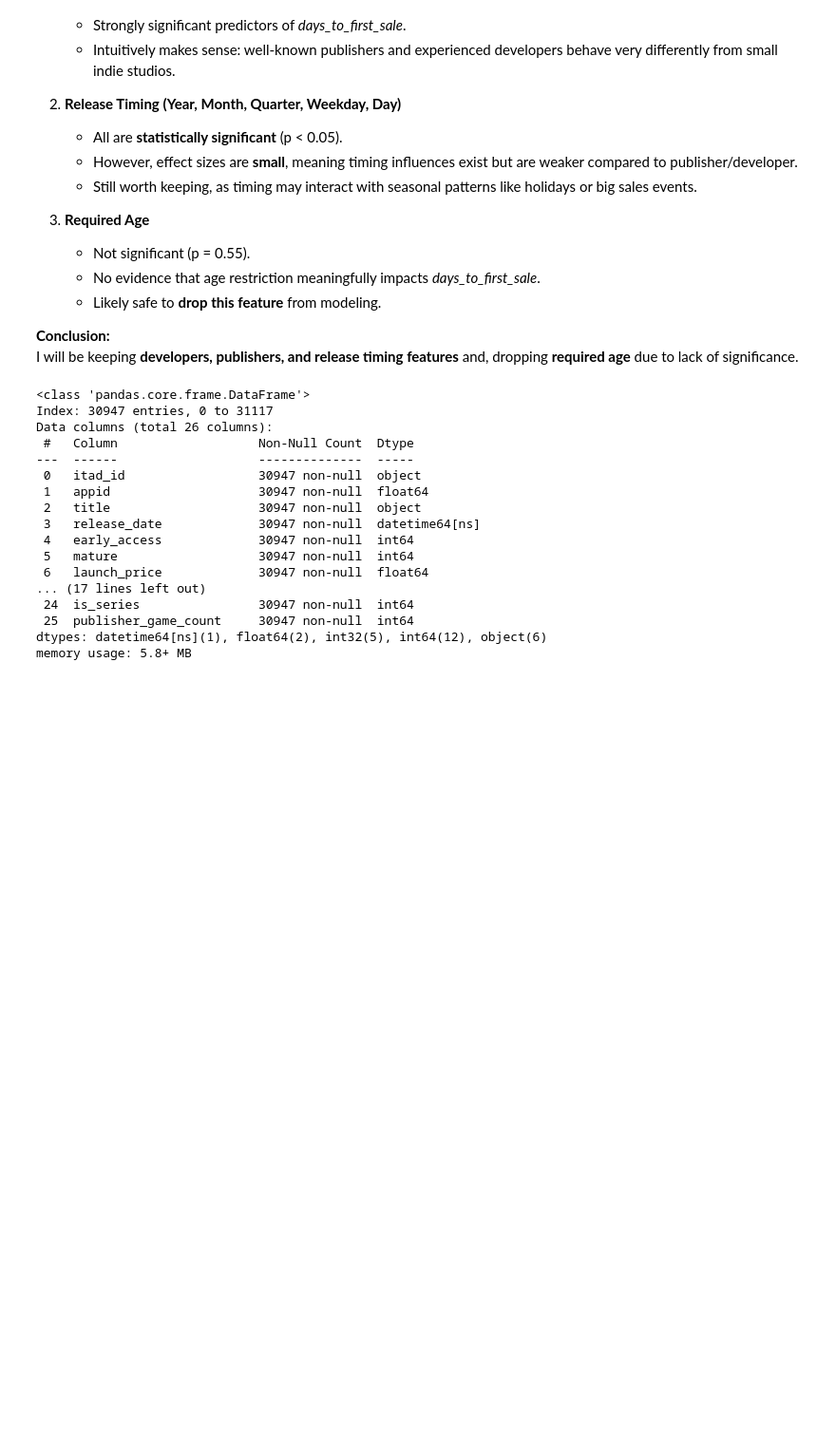
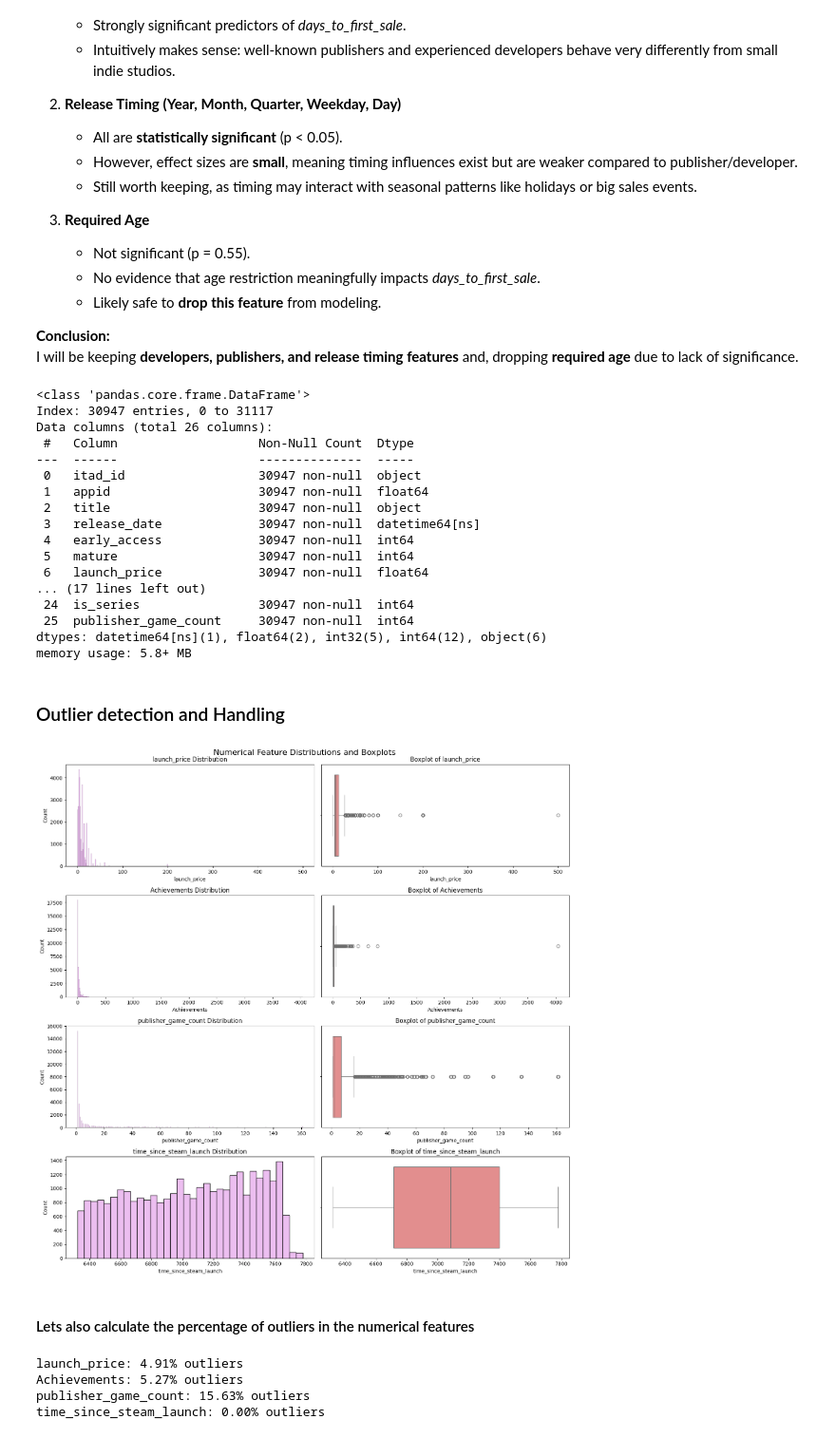
Before and after one commit to faraz1272/steam-discount-forecast, a Jupyter notebook: notebooks/model_building_experimentation.ipynb, the cells around one changed output. Shown at 95% size. Saved outputs shown, nothing was run; the diff lists cells and outputs as text; code cells hidden in the pictures; blank space fills up the shorter version.

Commit message:
handled outliers in numerical features

```diff
--- a/notebooks/model_building_experimentation.ipynb
+++ b/notebooks/model_building_experimentation.ipynb
@@ -1145,3 +1145,40 @@ Data columns (total 26 columns):
  25  publisher_game_count     30947 non-null  int64
 dtypes: datetime64[ns](1), float64(2), int32(5), int64(12), object(6)
 memory usage: 5.8+ MB
+# %% [markdown]
+### Outlier detection and Handling
+# %%
+# plotting distribution and box plots of numerical features side by side to see the outliers
+
+fig6, ax = plt.subplots(nrows=4, ncols=2, figsize=(15, 15))
+
+plt.suptitle("Numerical Feature Distributions and Boxplots", fontsize=16)
+
+for i, col in enumerate(num_cols):
+    sns.histplot(df_merged[col], ax=ax[i, 0], color='#E6A9EC')
+    sns.boxplot(data=df, x=df_merged[col], ax=ax[i, 1], color='#F08080')
+    ax[i, 0].set_title(f"{col} Distribution")
+    ax[i, 1].set_title(f"Boxplot of {col}")
+
+plt.tight_layout()
+# %% [output]
+[figure, added]
+# %% [markdown]
+#### Lets also calculate the percentage of outliers in the numerical features
+# %%
+# percentage of outliers in each numerical column based on 1.5*IQR rule
+
+for col in num_cols:
+    Q1 = df_merged[col].quantile(0.25)
+    Q3 = df_merged[col].quantile(0.75)
+    IQR = Q3 - Q1
+    lower_bound = Q1 - 1.5 * IQR
+    upper_bound = Q3 + 1.5 * IQR
+    outliers = df_merged[(df_merged[col] < lower_bound) | (df_merged[col] > upper_bound)]
+    outlier_pct = (len(outliers) / len(df_merged)) * 100
+    print(f"{col}: {outlier_pct:.2f}% outliers")
+# %% [output]
+launch_price: 4.91% outliers
+Achievements: 5.27% outliers
+publisher_game_count: 15.63% outliers
+time_since_steam_launch: 0.00% outliers
```
Also changed, not shown: parts of 3 cells of this notebook, 1 other file.
